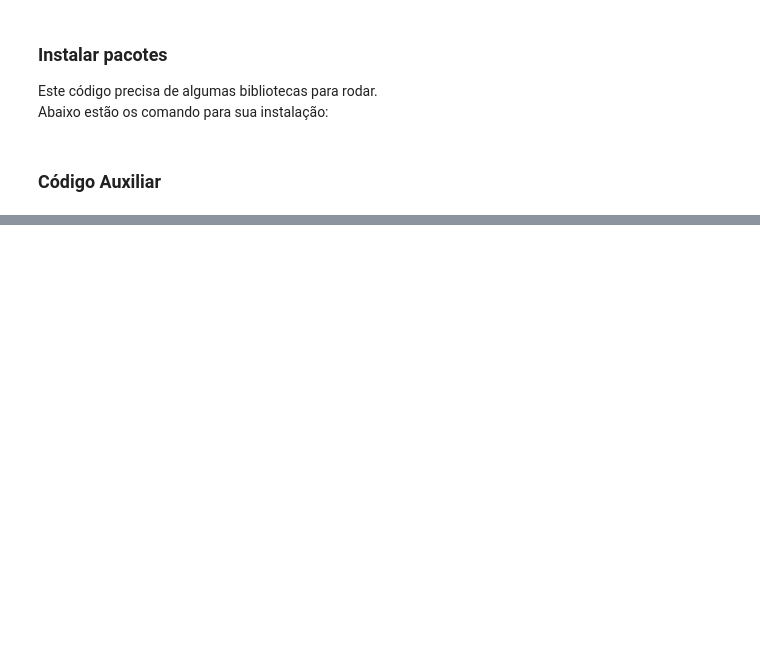
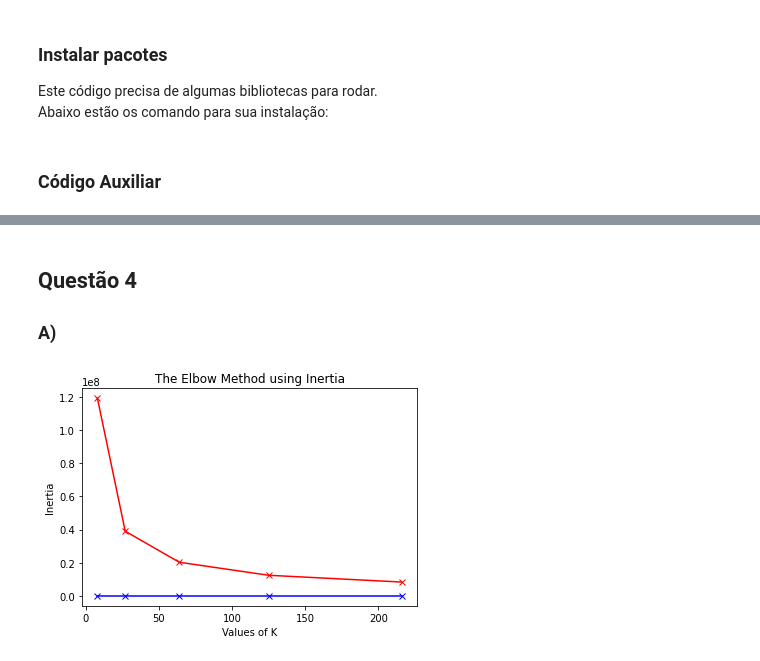
Before and after one commit to enricorobazza/quantize-images, a Jupyter notebook: main.ipynb, the cells around one changed output, grey strips where cells are left out. Drawn from its saved outputs; the diff is of its cells as text; code cells hidden in the pictures; blank space fills up the shorter version.

```diff
--- a/main.ipynb
+++ b/main.ipynb
@@ -113,0 +179,47 @@ Tamanho imagem quantizada para o meio intervalo: 820.005000
+# %%
+def calc_mse(img1, img2):
+	if img1.shape[0] != img2.shape[0] or img1.shape[1] != img2.shape[1]:
+		return 0
+
+	return sum(sum(sum((new_img - img)**2)))
+# %% [markdown]
+## Questão 4
+
+### A)
+# %%
+img_china = img
+img_flower = load_sample_image("flower.jpg")
+
+colors_list = [8, 27, 64, 125, 216]
+
+inertias_china = []
+inertias_flower = []
+
+mses_china_quant = []
+mses_china_kmeans = []
+mses_flower_quant = []
+mses_flower_kmeans = []
+
+for color in colors_list:
+	new_china = MyImgFormat(*uniform_quant(img_china, color)).unpack()
+	new_flower = MyImgFormat(*uniform_quant(img_flower, color)).unpack()
+
+	mses_china_quant.append(calc_mse(img_china, new_china))
+	mses_flower_quant.append(calc_mse(img_flower, new_flower))
+
+	new_china_kmeans, img_clusters, inertia = get_kmeans_img_and_inertia(img_china, color)
+	inertias_china.append(inertia)
+	mses_china_kmeans.append(calc_mse(new_china_kmeans, img_china))
+
+	new_flower_kmeans, img_clusters, inertia = get_kmeans_img_and_inertia(img_flower, color)
+	inertias_flower.append(inertia)
+	mses_flower_kmeans.append(calc_mse(new_flower_kmeans, img_flower))
+# %%
+plt.plot(colors_list, inertias_china, 'bx-', label='China')
+plt.plot(colors_list, inertias_flower, 'rx-', label='Flowers')
+plt.xlabel('Values of K')
+plt.ylabel('Inertia')
+plt.title('The Elbow Method using Inertia')
+plt.show()
+# %% [output]
+[figure, added]
```
Also changed, not shown: parts of 20 cells of this notebook.
